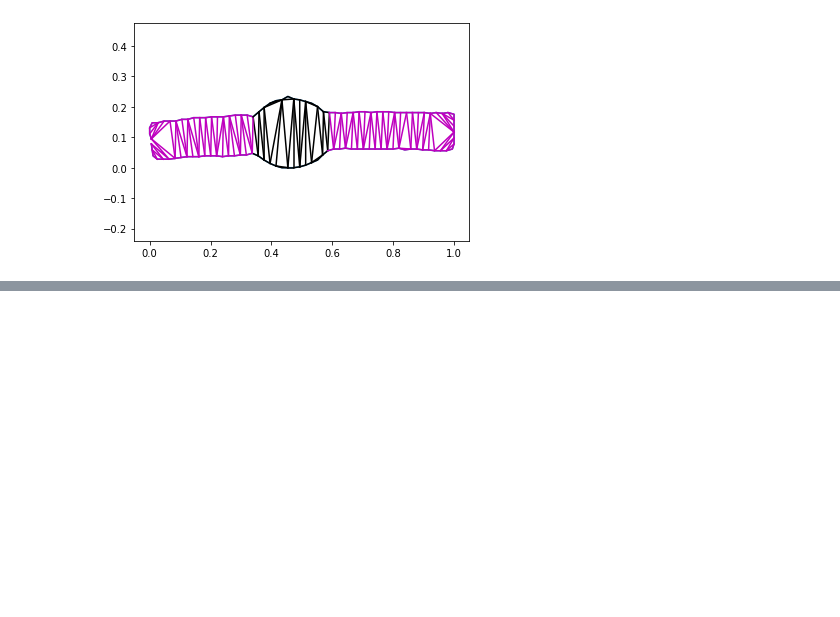
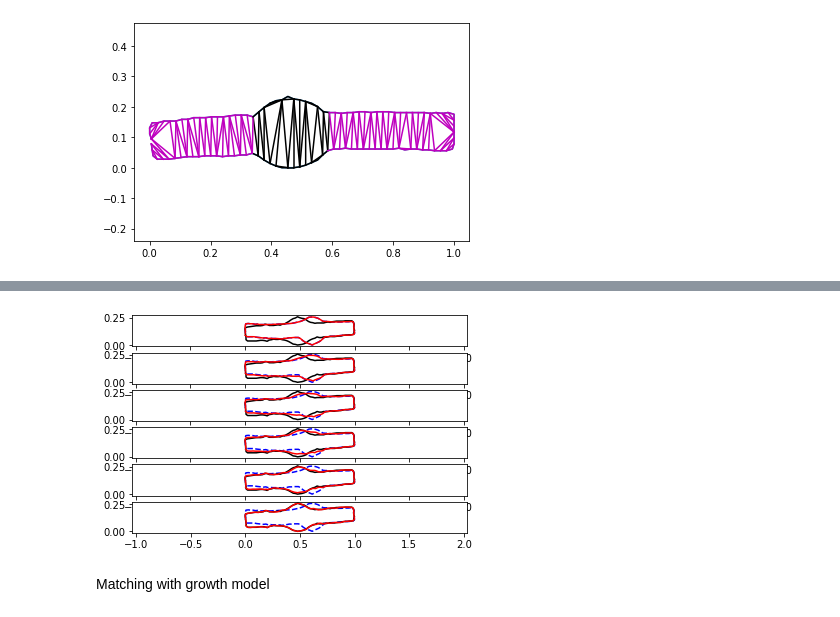
Before and after one commit to bgris/implicitmodules, a Jupyter notebook: script/torch/2Dshapes.ipynb, the cells around one changed output, grey strips where cells are left out. Saved outputs shown, nothing was run; the diff lists cells and outputs as text; code cells hidden in the pictures; blank space fills up the shorter version.

```diff
--- a/script/torch/2Dshapes.ipynb
+++ b/script/torch/2Dshapes.ipynb
@@ -83,3 +92,3 @@ plt.axis('equal')
 # %%
-source = list_subj[0]
-target = list_subj[2]
+source = torch.tensor(list_subj[0])
+target = torch.tensor(list_subj[2])
@@ -87,0 +150,11 @@ source
+# %%
+for i in range(6):
+    plt.subplot(6,1,i+1)
+    plt.plot(source.detach().numpy()[:,0], source.detach().numpy()[:,1], '--b')
+    plt.plot(target.detach().numpy()[:,0], target.detach().numpy()[:,1], 'k')
+    plt.plot(intermediates['states'][2*i].gd[1].detach().numpy()[:,0], intermediates['states'][2*i].gd[1].detach().numpy()[:,1], 'r')
+    plt.axis('equal')
+# %% [output]
+[figure, added]
+# %% [markdown]
+Matching with growth model
```
Also changed, not shown: parts of 30 cells of this notebook.
